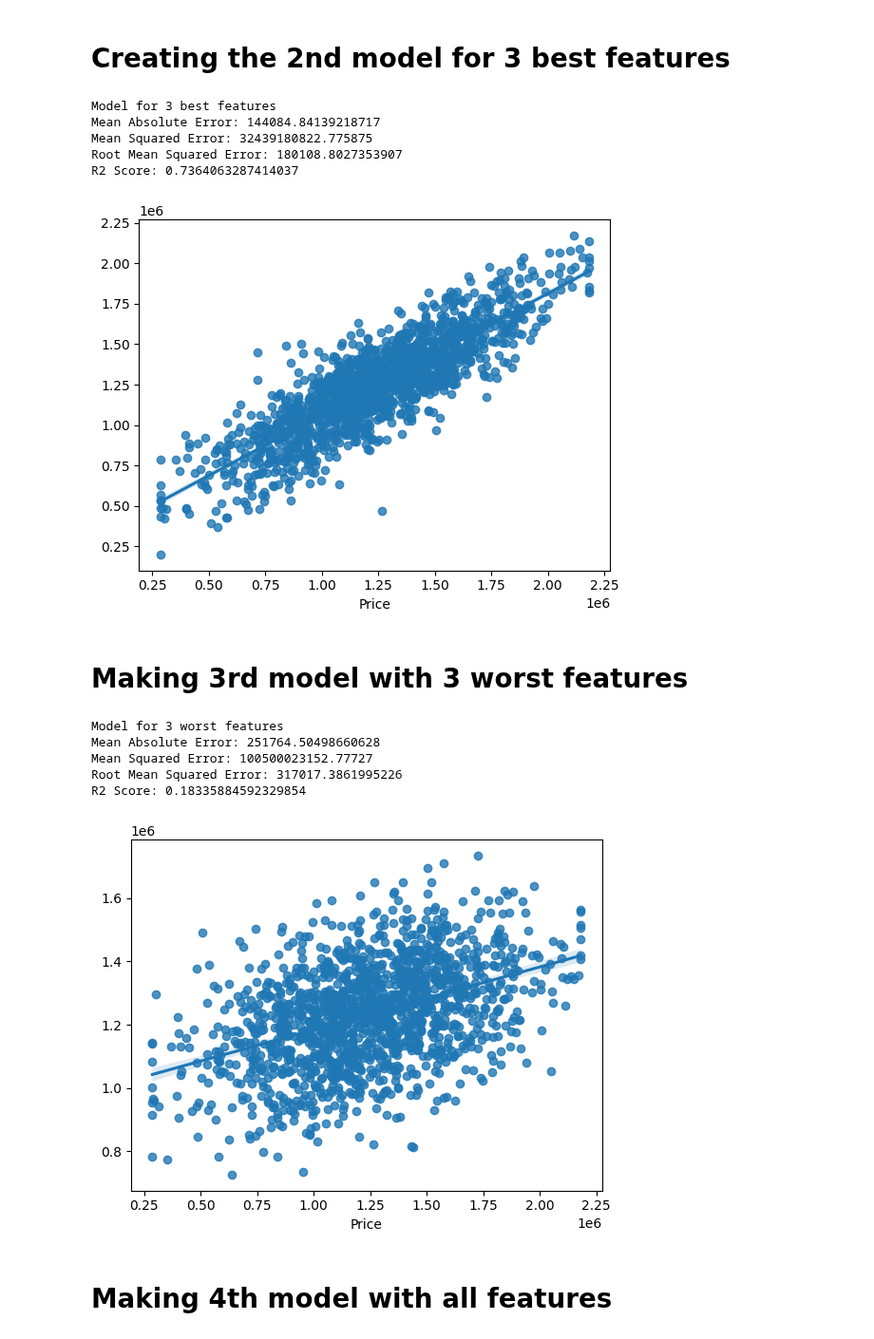
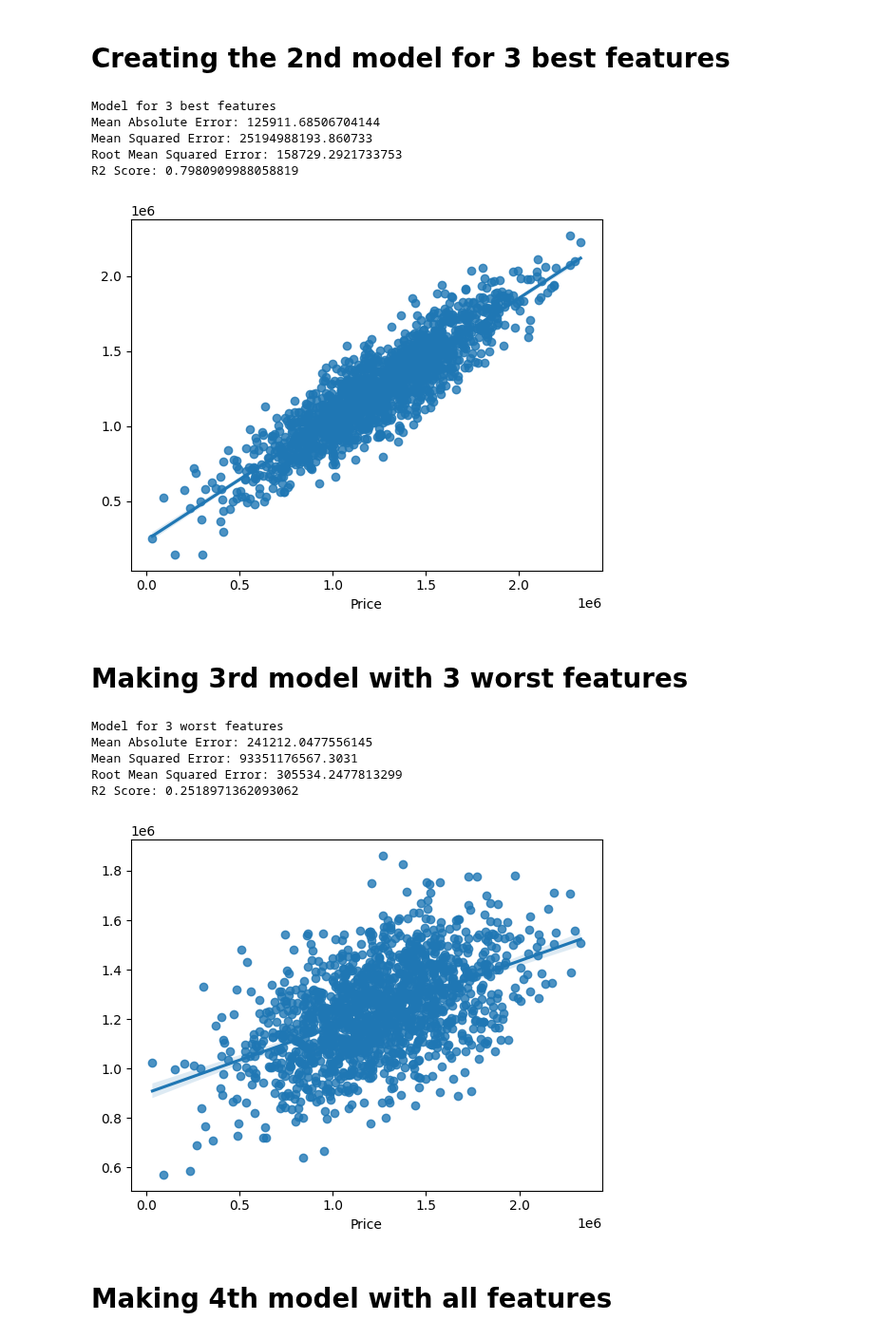
Before and after one commit to Harsh502s/ML-Assignments, a Jupyter notebook: Notebooks/Assignment 2 USA Housing.ipynb, the cells around one changed output. Shown at 95% size. Cells and saved outputs as stored; diff of their text form; code cells hidden in the pictures.

```diff
--- a/Notebooks/Assignment 2 USA Housing.ipynb
+++ b/Notebooks/Assignment 2 USA Housing.ipynb
@@ -29,7 +29,7 @@ w.filterwarnings('ignore')
 
 > * **Address**: Address for the house
 # %%
-df = pd.read_csv(r"C:\Users\ds12\College\ML-Assignments\Data Sets\MLK\USA_Housing.csv")
+df = pd.read_csv(r"C:\Users\harsh\College\ML-Assignments\Data Sets\MLK\USA_Housing.csv")
 # %%
 df.head()
 # %% [output]
@@ -82,3 +82,8 @@ df.drop(["Address"], axis=1, inplace=True)
 df.shape
 # %% [output]
 (5000, 6)
+# %%
+for i in df.columns:
+    print(i)
+    sns.distplot(df[i])
+    plt.show()
@@ -123,5 +137,5 @@ df.shape
 # %%
 # Converting Avg. Area Number of Rooms and Avg. Area Number of Bedrooms into int
 
-# df["Avg. Area Number of Rooms"] = df["Avg. Area Number of Rooms"].astype(int)
+df["Avg. Area Number of Rooms"] = df["Avg. Area Number of Rooms"].astype(int)
 df["Avg. Area Number of Bedrooms"] = df["Avg. Area Number of Bedrooms"].astype(int)
@@ -174,7 +187,7 @@ X_train, X_test, y_train, y_test = train_test_split(
 )
 
 
-# Scaling the data
+"""# Scaling the data
 sc = StandardScaler()
 X_train[coltoscale] = sc.fit_transform(X_train[coltoscale])
-X_test[coltoscale] = sc.transform(X_test[coltoscale])
+X_test[coltoscale] = sc.transform(X_test[coltoscale])"""
@@ -236,11 +251,11 @@ R2 Score: 0.14512026616470475
 
 model = LinearRegression()
 model.fit(
-    X_train[["Avg. Area Income", "Avg. Area House Age", "Avg. Area Number of Rooms"]],
+    X_train[["Avg. Area Income", "Avg. Area House Age", "Area Population"]],
     y_train,
 )
 y_pred = model.predict(
-    X_test[["Avg. Area Income", "Avg. Area House Age", "Avg. Area Number of Rooms"]]
+    X_test[["Avg. Area Income", "Avg. Area House Age", "Area Population"]]
 )
 
 print("Model for 3 best features")
@@ -253,11 +268,11 @@ sns.regplot(x=y_test, y=y_pred)
 plt.show()
 # %% [output]
 Model for 3 best features
-Mean Absolute Error: 144084.84139218717
-Mean Squared Error: 32439180822.775875
-Root Mean Squared Error: 180108.8027353907
-R2 Score: 0.7364063287414037
+Mean Absolute Error: 125911.68506704144
+Mean Squared Error: 25194988193.860733
+Root Mean Squared Error: 158729.2921733753
+R2 Score: 0.7980909988058819
-[figure, old version]
+[figure, new version]
 # %% [markdown]
 # Making 3rd model with 3 worst features
 # %%
@@ -265,39 +280,39 @@ R2 Score: 0.7364063287414037
 
 model = LinearRegression()
 model.fit(
     X_train[
         [
             "Avg. Area Number of Bedrooms",
             "Area Population",
-            "Avg. Area Number of Bedrooms",
+            "Avg. Area Number of Rooms",
         ]
     ],
     y_train,
 )
 y_pred = model.predict(
     X_test[
         [
             "Avg. Area Number of Bedrooms",
             "Area Population",
-            "Avg. Area Number of Bedrooms",
+            "Avg. Area Number of Rooms",
         ]
     ]
 )
 
 print("Model for 3 worst features")
 print("Mean Absolute Error:", mean_absolute_error(y_test, y_pred))
 print("Mean Squared Error:", mean_squared_error(y_test, y_pred))
 print("Root Mean Squared Error:", np.sqrt(mean_squared_error(y_test, y_pred)))
 print("R2 Score:", r2_score(y_test, y_pred))
 print("")
 sns.regplot(x=y_test, y=y_pred)
 plt.show()
 # %% [output]
 Model for 3 worst features
-Mean Absolute Error: 251764.50498660628
-Mean Squared Error: 100500023152.77727
-Root Mean Squared Error: 317017.3861995226
-R2 Score: 0.18335884592329854
+Mean Absolute Error: 241212.0477556145
+Mean Squared Error: 93351176567.3031
+Root Mean Squared Error: 305534.2477813299
+R2 Score: 0.2518971362093062
-[figure, old version]
+[figure, new version]
 # %% [markdown]
 # Making 4th model with all features
```
Also changed, not shown: parts of 11 cells of this notebook, 3 other files.
